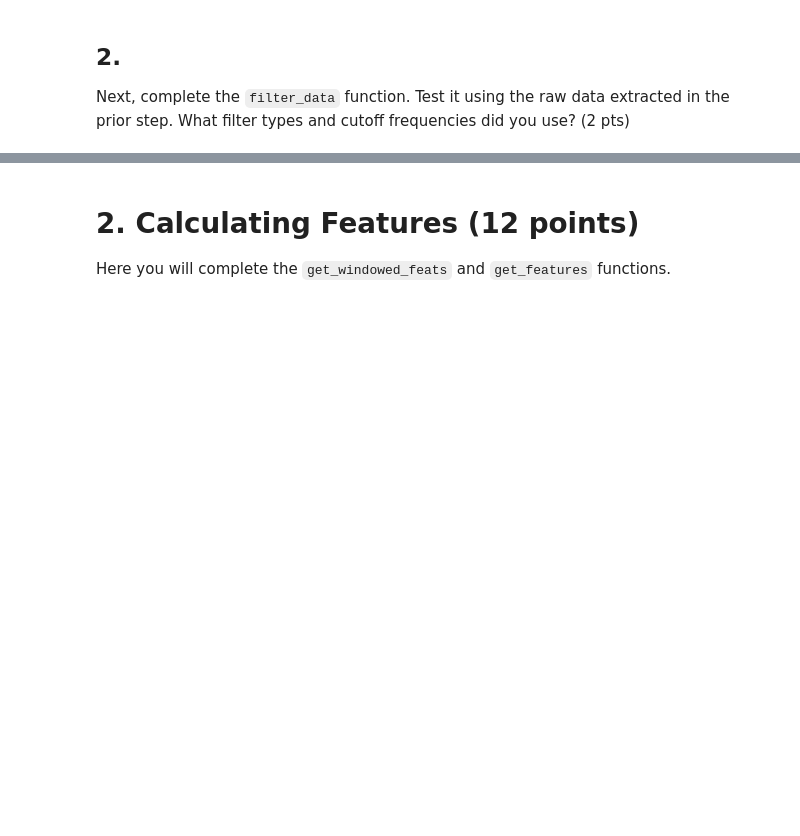
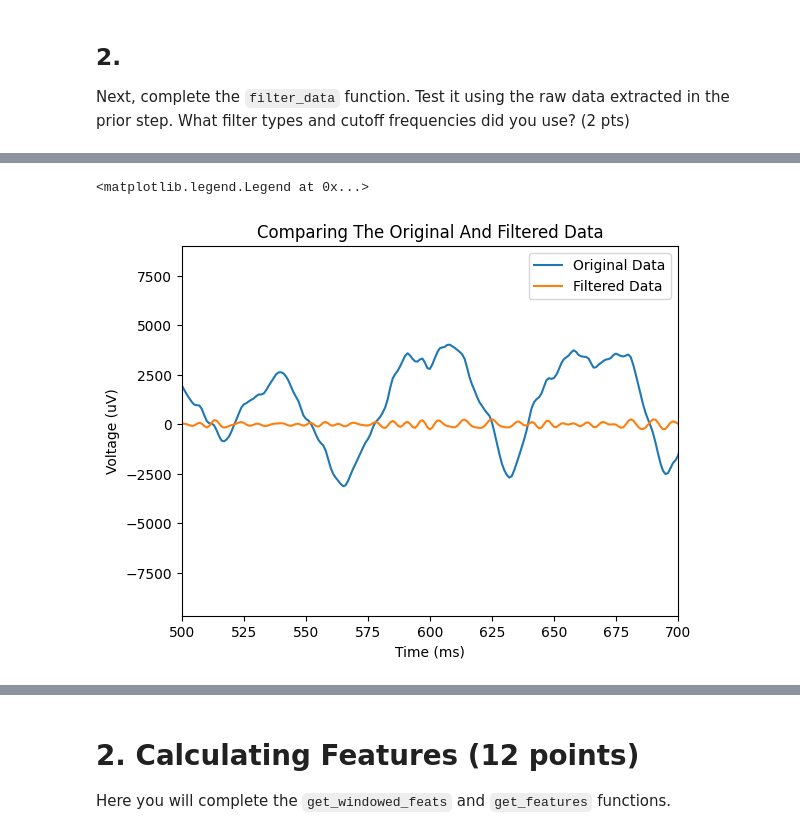
Before and after one commit to rotom303/Final_Project, a Jupyter notebook: AakashJajoo_Final_Project_Part_1.ipynb, the cells around one changed output, grey strips where cells are left out. Drawn from its saved outputs; the diff is of its cells as text; code cells hidden in the pictures; blank space fills up the shorter version.

```diff
--- a/AakashJajoo_Final_Project_Part_1.ipynb
+++ b/AakashJajoo_Final_Project_Part_1.ipynb
@@ -155,13 +155,13 @@ random.seed(123)
 
 #glove
 total_p1_glove=proj_data['data_glove'][0]
-training_rows = random.sample(range(0, total_p1_glove.shape[0]-1), int(total_p1_glove.shape[0]*train_data_proportion))
+training_rows = list(range(0, int(len(total_p1_glove)*train_data_proportion)))
 training_p1_glove=total_p1_glove[training_rows,:] #60% of samples in training
-testing_p1_glove=np.delete(total_p1_glove, training_rows, axis=0) #60% of samples in training
+testing_p1_glove=np.delete(total_p1_glove, training_rows, axis=0) #40% of samples in testing
 
 #ecog
 total_p1_ecog=proj_data['ecog'][0]
-training_rows = random.sample(range(0, total_p1_ecog.shape[0]-1), int(total_p1_ecog.shape[0]*train_data_proportion))
+training_rows = list(range(0, int(len(total_p1_ecog)*train_data_proportion)))
 training_p1_ecog=total_p1_ecog[training_rows,:] #60% of samples in training
 testing_p1_ecog=np.delete(total_p1_ecog, training_rows, axis=0) #60% of samples in training
 
@@ -169,12 +169,12 @@ testing_p1_ecog=np.delete(total_p1_ecog, training_rows, axis=0) #60% of samples
 
 #glove
 total_p2_glove=proj_data['data_glove'][1]
-training_rows = random.sample(range(0, total_p2_glove.shape[0]-1), int(total_p2_glove.shape[0]*train_data_proportion))
+training_rows = list(range(0, int(len(total_p2_glove)*train_data_proportion)))
 training_p2_glove=total_p2_glove[training_rows,:] #60% of samples in training
 testing_p2_glove=np.delete(total_p2_glove, training_rows, axis=0) #60% of samples in training
 #ecog
 total_p2_ecog=proj_data['ecog'][1]
-training_rows = random.sample(range(0, total_p2_ecog.shape[0]-1), int(total_p2_ecog.shape[0]*train_data_proportion))
+training_rows = list(range(0, int(len(total_p2_ecog)*train_data_proportion)))
 training_p2_ecog=total_p2_ecog[training_rows,:] #60% of samples in training
 testing_p2_ecog=np.delete(total_p2_ecog, training_rows, axis=0) #60% of samples in training
 
@@ -182,12 +182,12 @@ testing_p2_ecog=np.delete(total_p2_ecog, training_rows, axis=0) #60% of samples
 
 #glove
 total_p3_glove=proj_data['data_glove'][2]
-training_rows = random.sample(range(0, total_p3_glove.shape[0]-1), int(total_p3_glove.shape[0]*train_data_proportion))
+training_rows = list(range(0, int(len(total_p3_glove)*train_data_proportion)))
 training_p3_glove=total_p3_glove[training_rows,:] #60% of samples in training
 testing_p3_glove=np.delete(total_p3_glove, training_rows, axis=0) #60% of samples in training
 #ecog
 total_p3_ecog=proj_data['ecog'][2]
-training_rows = random.sample(range(0, total_p3_ecog.shape[0]-1), int(total_p3_ecog.shape[0]*train_data_proportion))
+training_rows = list(range(0, int(len(total_p3_ecog)*train_data_proportion)))
 training_p3_ecog=total_p3_ecog[training_rows,:] #60% of samples in training
 testing_p3_ecog=np.delete(total_p3_ecog, training_rows, axis=0) #60% of samples in training
 # %% [markdown]
@@ -300,0 +328,12 @@ plt.tight_layout();
+# %%
+plt.plot(training_p2_ecog[:,20], label="Original Data")
+filtered_dat = filter_data(training_p2_ecog)
+plt.plot(filtered_dat[:,20], label="Filtered Data")
+plt.xlim(500, 700)
+plt.xlabel('Time (ms)')
+plt.ylabel('Voltage (uV)')
+plt.title("Comparing The Original And Filtered Data")
+plt.legend()
+# %% [output]
+<matplotlib.legend.Legend at 0x...>
+[figure, added]
```
Also changed, not shown: parts of 48 cells of this notebook.
